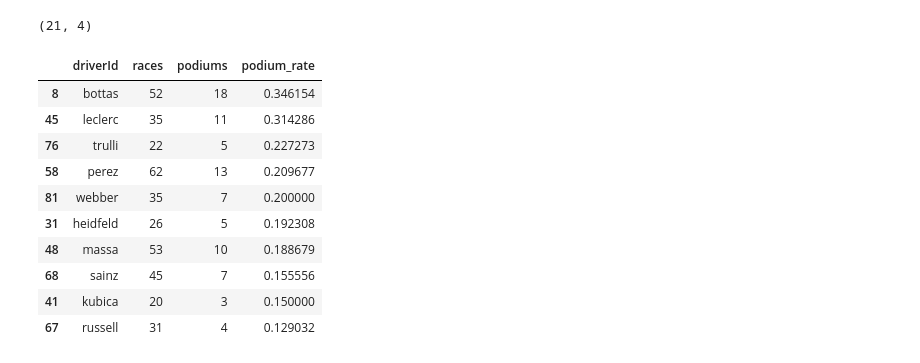
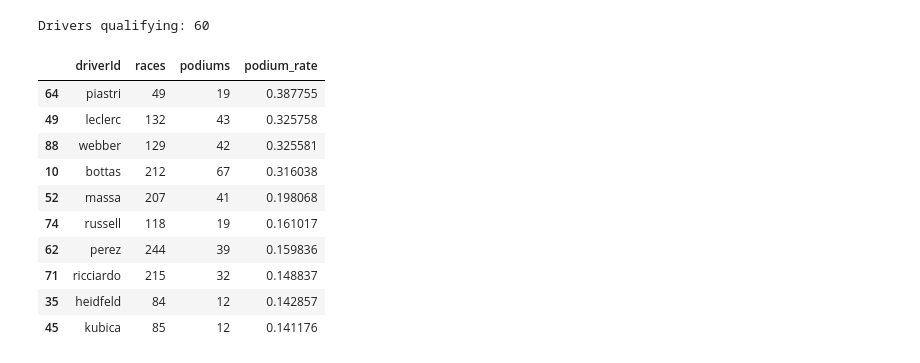
Before and after one commit to costa911/f1-analysis, a Jupyter notebook: f1_analysis.ipynb, the cells around one changed output. Cells and saved outputs as stored; diff of their text form; code cells hidden in the pictures.

Commit message:
Clean data refetch from scratch, fix pagination and Schumacher exlusion bug, added charts.py with 8 vis, updated narrative with correct Hulkenberg story

```diff
--- a/f1_analysis.ipynb
+++ b/f1_analysis.ipynb
@@ -1,13 +38,10 @@
 # %%
-# CELL 1 - Imports and API test
+# ── CELL 1: Imports & API check ──────────────────────────────────────────────
 import requests
 import pandas as pd
 import time
+from sklearn.preprocessing import MinMaxScaler
 
-# Test the API is reachable
-response = requests.get("http://api.jolpi.ca/ergast/f1/drivers.json?limit=1000")
-data = response.json()
-
-print(response.status_code)  # Should be 200
-print(data['MRData']['total'])  # Should be 879
+r = requests.get('http://api.jolpi.ca/ergast/f1/drivers.json?limit=1')
+print(f'API status: {r.status_code}')  # Expected: 200
 # %% [output]
@@ -233,0 +213,10 @@ DNF rate: 22.6%
+# %%
+# ── CELL 6: Parse & clean ────────────────────────────────────────────────────
+df_results['driverId']      = df_results['Driver'].apply(lambda x: x['driverId'])
+df_results['constructorId'] = df_results['Constructor'].apply(lambda x: x['constructorId'])
+df_results['position']      = pd.to_numeric(df_results['position'], errors='coerce')
+df_results['points']        = pd.to_numeric(df_results['points'], errors='coerce')
+df_results['dnf']           = df_results['positionText'].isin(['R', 'D', 'E', 'W', 'F', 'N'])
+
+print(f'Total race entries: {len(df_results)}')
+print(f'DNF rate: {df_results["dnf"].mean():.1%}') # Expected: ~8000+ entries, DNF rate typically 15-20% in F1
@@ -234,29 +291,35 @@ DNF rate: 22.6%
 # %%
-# CELL 10 - Metric 1: Podium rate (podiums / races entered) for non-champions
-# Exclude DNFs from race count - a DNF is not a representative race result
-podium_stats = merged[merged['dnf'] == False].groupby('driverId').agg(
-    races=('position', 'count'),
-    podiums=('position', lambda x: (x <= 3).sum())
+# ── CELL 9: Metric 1 — Podium rate ───────────────────────────────────────────
+# Podiums / completed races (DNFs excluded from denominator)
+# Logic: a DNF is not a representative race result — it tells us about reliability
+# not driver performance, so we only count races the driver actually finished
+# Minimum 20 race finishes required to qualify — removes drivers with too few
+# data points to produce a stable score (e.g. one-season backmarkers)
+
+finished = merged[merged['dnf'] == False].copy()
+
+podium_stats = finished.groupby('driverId').agg(
+    races   = ('position', 'count'),
+    podiums = ('position', lambda x: (x <= 3).sum())
 ).reset_index()
 
 podium_stats['podium_rate'] = podium_stats['podiums'] / podium_stats['races']
-
-# Filter to drivers with at least 20 race finishes (removes backmarkers with lucky podiums)
 podium_stats = podium_stats[podium_stats['races'] >= 20]
 
-print(podium_stats.shape)
+podium_stats.to_csv('f1_podium_stats.csv', index=False)
+print(f'Drivers qualifying: {len(podium_stats)}')  # Expected: ~60 drivers
 podium_stats.sort_values('podium_rate', ascending=False).head(10)
 # %% [output]
-(21, 4)
+Drivers qualifying: 60
 |  | driverId | races | podiums | podium_rate |
-| 8 | bottas | 52 | 18 | 0.346154 |
-| 45 | leclerc | 35 | 11 | 0.314286 |
-| 76 | trulli | 22 | 5 | 0.227273 |
-| 58 | perez | 62 | 13 | 0.209677 |
-| 81 | webber | 35 | 7 | 0.200000 |
-| 31 | heidfeld | 26 | 5 | 0.192308 |
-| 48 | massa | 53 | 10 | 0.188679 |
-| 68 | sainz | 45 | 7 | 0.155556 |
-| 41 | kubica | 20 | 3 | 0.150000 |
-| 67 | russell | 31 | 4 | 0.129032 |
+| 64 | piastri | 49 | 19 | 0.387755 |
+| 49 | leclerc | 132 | 43 | 0.325758 |
+| 88 | webber | 129 | 42 | 0.325581 |
+| 10 | bottas | 212 | 67 | 0.316038 |
+| 52 | massa | 207 | 41 | 0.198068 |
+| 74 | russell | 118 | 19 | 0.161017 |
+| 62 | perez | 244 | 39 | 0.159836 |
+| 71 | ricciardo | 215 | 32 | 0.148837 |
+| 35 | heidfeld | 84 | 12 | 0.142857 |
+| 45 | kubica | 85 | 12 | 0.141176 |
 # %%
```
Also changed, not shown: parts of 24 cells of this notebook, 15 other files.
